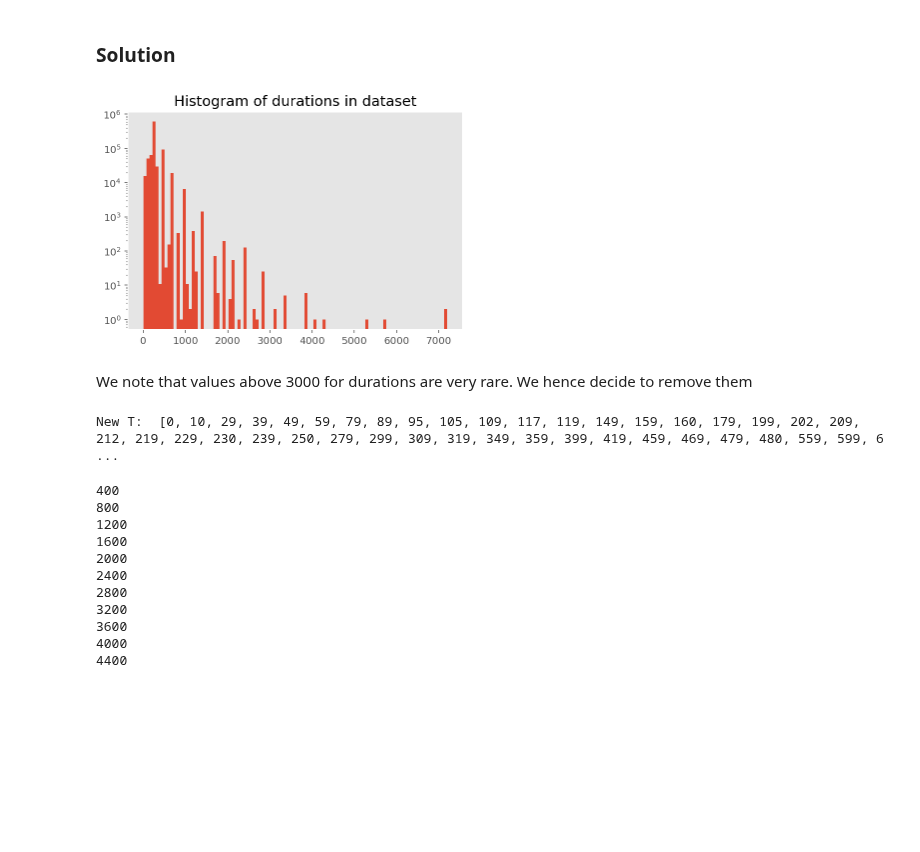
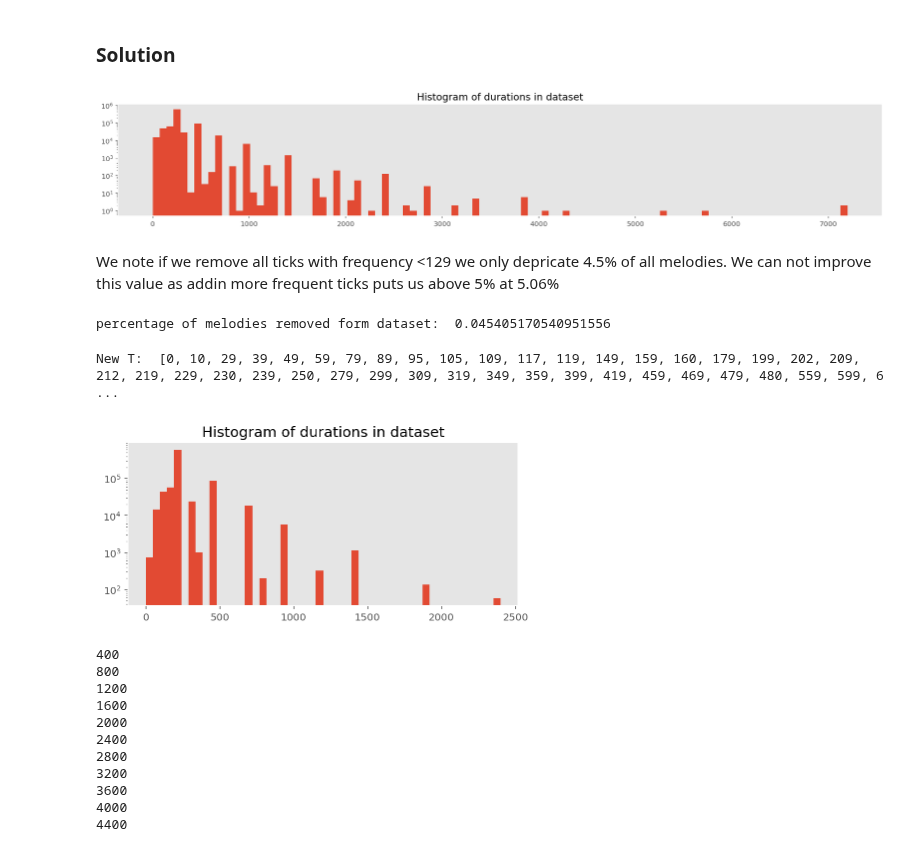
Before and after one commit to lguillain/Artificial-Neural-Networks, a Jupyter notebook: miniproject2/miniproject2_Leonore.ipynb, the cells around one changed output. Cells and saved outputs as stored; diff of their text form; code cells hidden in the pictures; blank space fills up the shorter version.

```diff
--- a/miniproject2/miniproject2_Leonore.ipynb
+++ b/miniproject2/miniproject2_Leonore.ipynb
@@ -336,6 +337,11 @@ P :
 
 T:
  [(0, 0), (10, 1), (29, 2), (39, 3), (49, 4), (59, 5), (79, 6), (89, 7), (95, 8), (105, 9), (109, 10), (117, 11), (119, 12), (149, 13), (159, 14), (160, 15), (179, 16), (199, 17), (202, 18), (209, 19) ...
+# %%
+#2. Translate the pitch/duration sequence of each melody to the integer representation.
+for key in dataset.keys():
+    dataset[key]['T_integer'] = list(map(lambda x: T.index(x), dataset[label]['T']))
+    dataset[key]['P_integer'] = list(map(lambda x: P.index(x), dataset[label]['P']))
 # %%
 for label in np.random.choice(list(dataset.keys()), 2):
     print(label)
@@ -392,14 +398,14 @@ Finally, you shoud recompute the tokenization step for your brand new filtered a
 # %% [markdown]
 ### Solution
 # %%
-time_values = sum([dataset[i]['T'] for i in dataset.keys()], []) #sum just does flatmap over list of lists
+melodies = [dataset[i]['T'] for i in dataset.keys()]
+time_values = sum(melodies, []) #sum just does flatmap over list of lists
 
 #Rare event suppression
+plt.figure(figsize=(20,3))
 plt.hist(time_values, bins=100)
 plt.title('Histogram of durations in dataset')
 plt.yscale('log')
 plt.show()
 # %% [output]
-[figure, old version]
+[figure, new version]
-# %% [markdown]
-We note that values above 3000 for durations are very rare. We hence decide to remove them
@@ -408,5 +411,0 @@ time_values_filtered = sum([list(filter(lambda x : x < 3000, dataset[i]['T'])) f
-# %%
-new_T = sorted(list(set(time_values_filtered)))
-print('New T: ', new_T)
-# %% [output]
-New T:  [0, 10, 29, 39, 49, 59, 79, 89, 95, 105, 109, 117, 119, 149, 159, 160, 179, 199, 202, 209, 212, 219, 229, 230, 239, 250, 279, 299, 309, 319, 349, 359, 399, 419, 459, 469, 479, 480, 559, 599, 6 ...
@@ -413,3 +416,39 @@ New T:  [0, 10, 29, 39, 49, 59, 79, 89, 95, 105, 109, 117, 119, 149, 159, 160, 1
+# %% [markdown]
+We note if we remove all ticks with frequency <129  we only depricate 4.5% of all melodies. We can not improve this value as addin more frequent ticks puts us above 5% at 5.06%
+# %%
+counter=0
+new_dataset = {}
+for i in dataset.keys():
+    if list(filter(lambda x : x not in keys, dataset[i]['T'])) != dataset[i]['T']:
+        counter += 1
+
+    else:
+        new_dataset[i] = dataset[i]
+print('percentage of melodies removed form dataset: ',counter/len(melodies))
+# %% [output]
+percentage of melodies removed form dataset:  0.045405170540951556
+# %%
+#recomputing duration dictionary
+
+for key in dataset.keys():
+    set_T = set_T.union(set(dataset[key]['T']))
+
+T = sorted(list(set_T))
+print('New T: ', new_T)
+# %% [output]
+New T:  [0, 10, 29, 39, 49, 59, 79, 89, 95, 105, 109, 117, 119, 149, 159, 160, 179, 199, 202, 209, 212, 219, 229, 230, 239, 250, 279, 299, 309, 319, 349, 359, 399, 419, 459, 469, 479, 480, 559, 599, 6 ...
+# %%
+melodies = [new_dataset[i]['T'] for i in new_dataset.keys()]
+time_values = sum(melodies, []) #sum just does flatmap over list of lists
+
+#Rare event suppression
+plt.figure(figsize=(7,3))
+plt.hist(time_values, bins=50)
+plt.title('Histogram of durations in dataset')
+plt.yscale('log')
+plt.show()
+# %% [output]
+[figure, added]
 # %%
 def transposeDataset(dataset):
     transposed_dataset = {}
```
Also changed, not shown: parts of 6 cells of this notebook.
